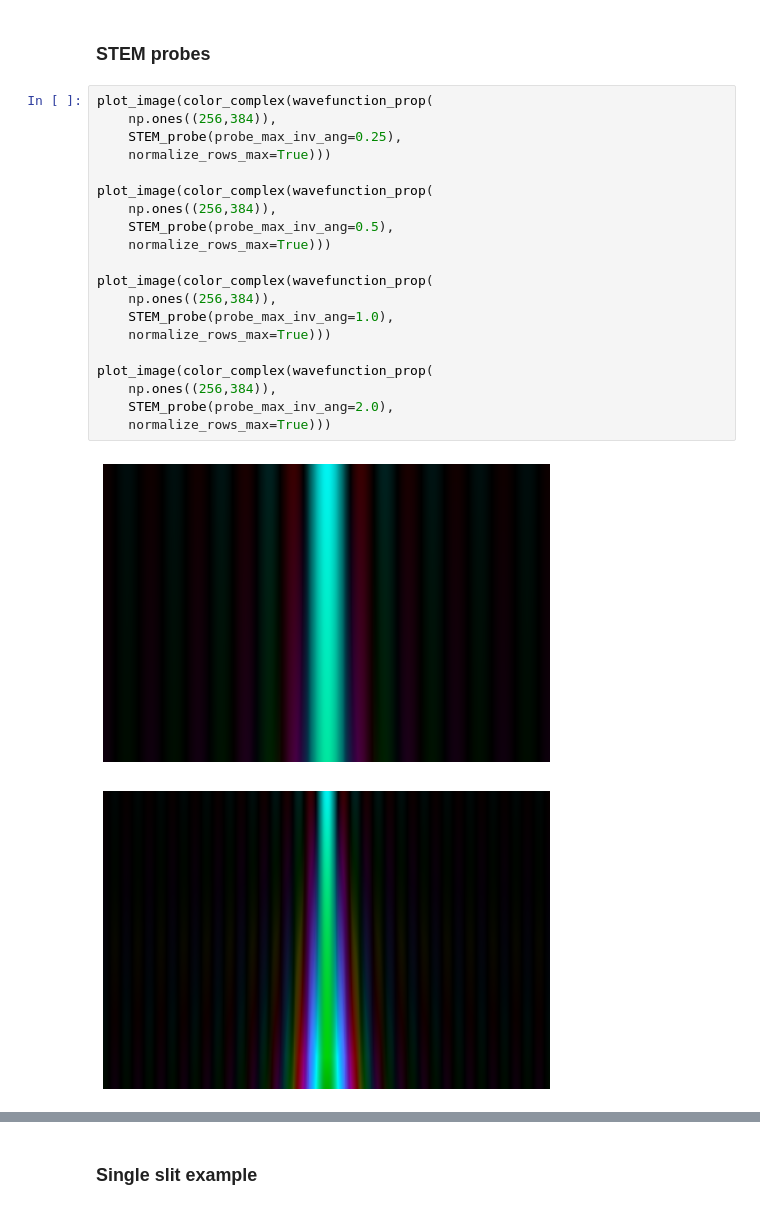
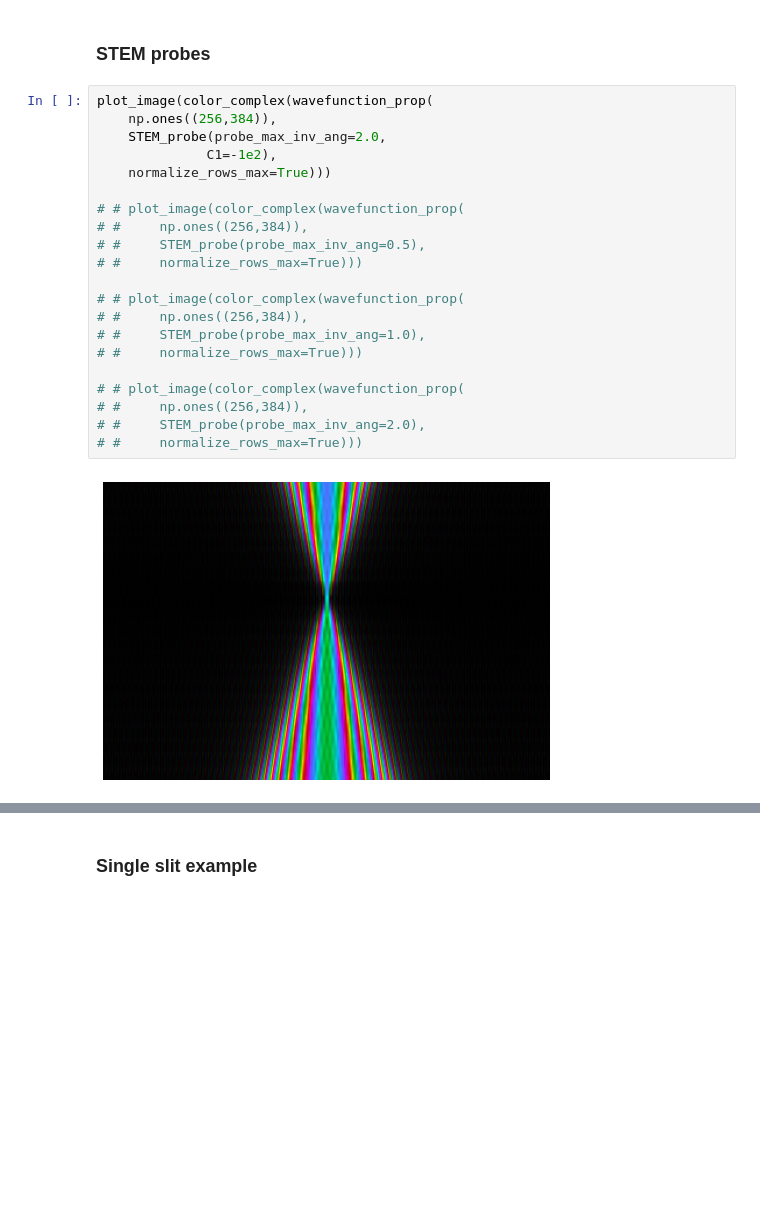
Before and after one commit to tem-elements/tem-elements, a Jupyter notebook: notebooks/wavefunction_1D.ipynb, the cells around one changed output, grey strips where cells are left out. Drawn from its saved outputs; the diff is of its cells as text; blank space fills up the shorter version.

Commit message:
Plane wave and STEM probe examples

```diff
--- a/notebooks/wavefunction_1D.ipynb
+++ b/notebooks/wavefunction_1D.ipynb
@@ -252,23 +595,23 @@ plot_image(color_complex(wavefunction_prop(
 # %%
 plot_image(color_complex(wavefunction_prop(
     np.ones((256,384)),
-    STEM_probe(probe_max_inv_ang=0.25),
+    STEM_probe(probe_max_inv_ang=2.0,
+              C1=-1e2),
     normalize_rows_max=True)))
 
-plot_image(color_complex(wavefunction_prop(
-    np.ones((256,384)),
-    STEM_probe(probe_max_inv_ang=0.5),
-    normalize_rows_max=True)))
+# # plot_image(color_complex(wavefunction_prop(
+# #     np.ones((256,384)),
+# #     STEM_probe(probe_max_inv_ang=0.5),
+# #     normalize_rows_max=True)))
 
-plot_image(color_complex(wavefunction_prop(
-    np.ones((256,384)),
-    STEM_probe(probe_max_inv_ang=1.0),
-    normalize_rows_max=True)))
+# # plot_image(color_complex(wavefunction_prop(
+# #     np.ones((256,384)),
+# #     STEM_probe(probe_max_inv_ang=1.0),
+# #     normalize_rows_max=True)))
 
-plot_image(color_complex(wavefunction_prop(
-    np.ones((256,384)),
-    STEM_probe(probe_max_inv_ang=2.0),
-    normalize_rows_max=True)))
+# # plot_image(color_complex(wavefunction_prop(
+# #     np.ones((256,384)),
+# #     STEM_probe(probe_max_inv_ang=2.0),
+# #     normalize_rows_max=True)))
 # %% [output]
-[figure, old version]
+[figure, new version]
-[figure, removed]
```
Also changed, not shown: parts of 25 cells of this notebook.
